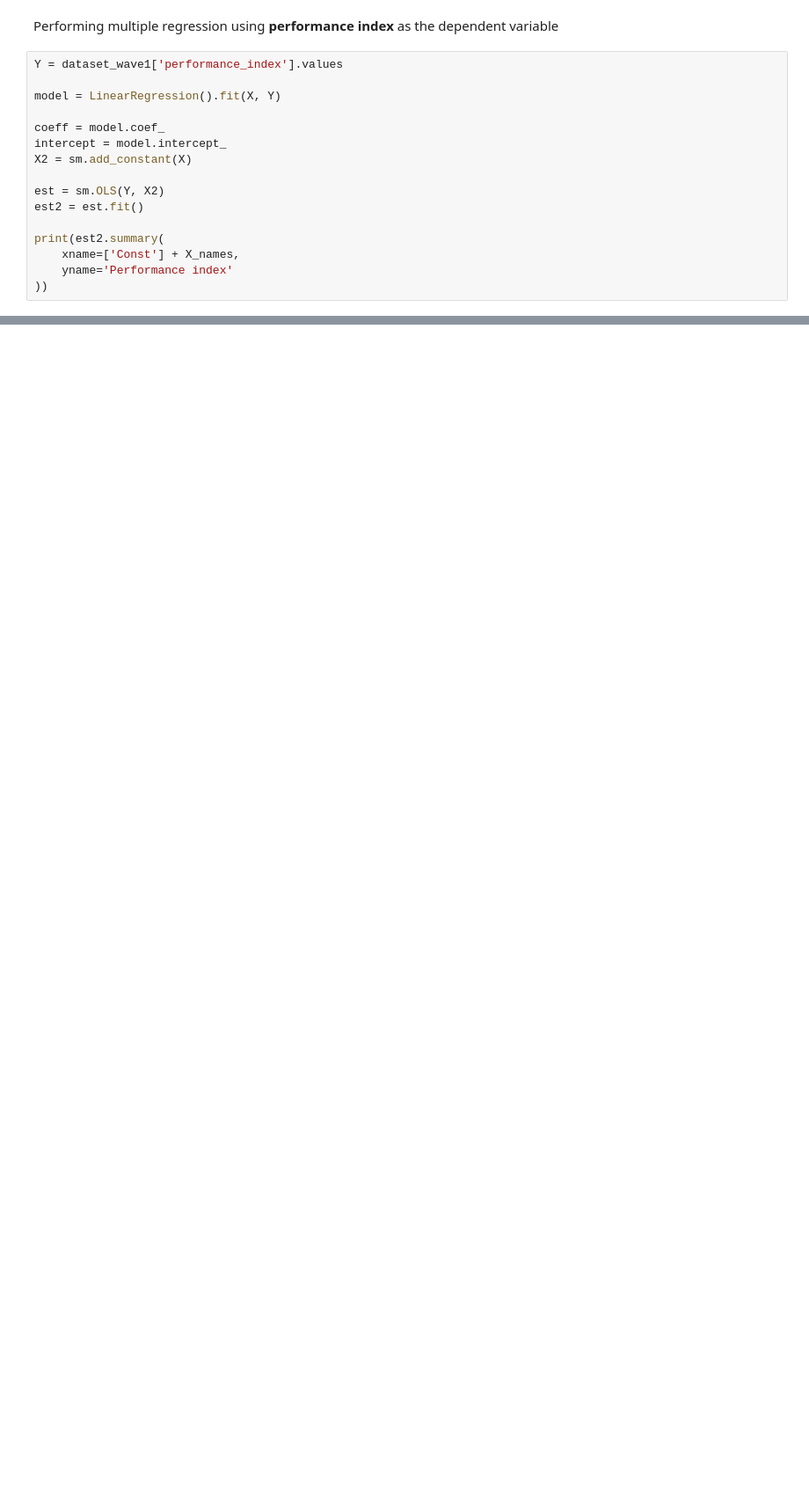
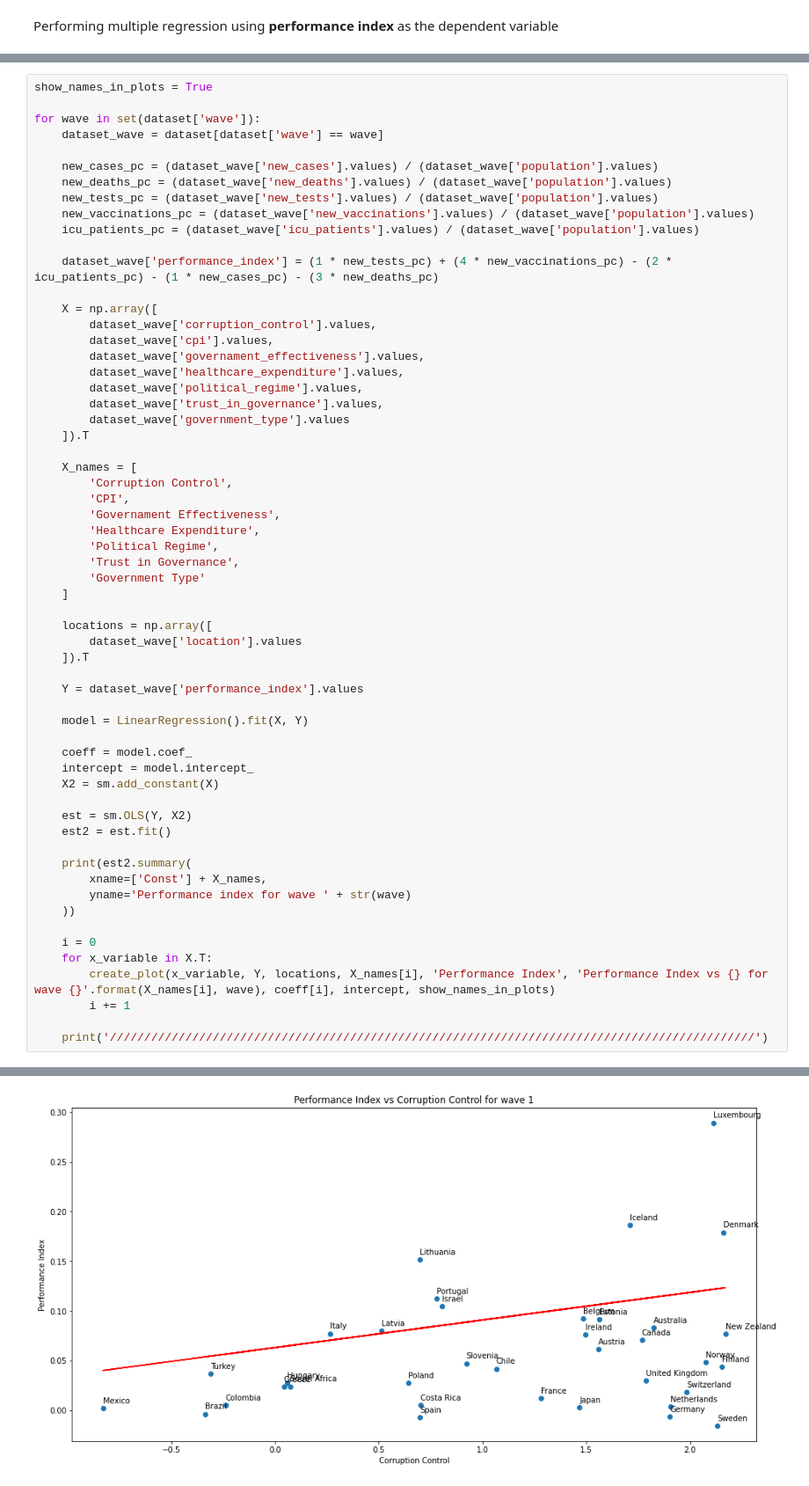
Before and after one commit to francmos/politics-in-covid, a Jupyter notebook: analysis.ipynb, the cells around one changed output, grey strips where cells are left out. Shown at 88% size. Saved outputs shown, nothing was run; the diff lists cells and outputs as text; blank space fills up the shorter version.

Commit message:
perform regressions for multiple waves

```diff
--- a/analysis.ipynb
+++ b/analysis.ipynb
@@ -59,18 +35,2 @@ locations = np.array([
 # %% [markdown]
 Performing multiple regression using **performance index** as the dependent variable
-# %%
-Y = dataset_wave1['performance_index'].values
-
-model = LinearRegression().fit(X, Y)
-
-coeff = model.coef_
-intercept = model.intercept_
-X2 = sm.add_constant(X)
-
-est = sm.OLS(Y, X2)
-est2 = est.fit()
-
-print(est2.summary(
-    xname=['Const'] + X_names,
-    yname='Performance index'
-))
@@ -125,0 +37,61 @@ for x_variable in X.T:
+# %%
+show_names_in_plots = True
+
+for wave in set(dataset['wave']):
+    dataset_wave = dataset[dataset['wave'] == wave]
+
+    new_cases_pc = (dataset_wave['new_cases'].values) / (dataset_wave['population'].values)
+    new_deaths_pc = (dataset_wave['new_deaths'].values) / (dataset_wave['population'].values)
+    new_tests_pc = (dataset_wave['new_tests'].values) / (dataset_wave['population'].values)
+    new_vaccinations_pc = (dataset_wave['new_vaccinations'].values) / (dataset_wave['population'].values)
+    icu_patients_pc = (dataset_wave['icu_patients'].values) / (dataset_wave['population'].values)
+
+    dataset_wave['performance_index'] = (1 * new_tests_pc) + (4 * new_vaccinations_pc) - (2 * icu_patients_pc) - (1 * new_cases_pc) - (3 * new_deaths_pc)
+
+    X = np.array([
+        dataset_wave['corruption_control'].values,
+        dataset_wave['cpi'].values,
+        dataset_wave['governament_effectiveness'].values,
+        dataset_wave['healthcare_expenditure'].values,
+        dataset_wave['political_regime'].values,
+        dataset_wave['trust_in_governance'].values,
+        dataset_wave['government_type'].values
+    ]).T
+
+    X_names = [
+        'Corruption Control',
+        'CPI',
+        'Governament Effectiveness',
+        'Healthcare Expenditure',
+        'Political Regime',
+        'Trust in Governance',
+        'Government Type'
+    ]
+
+    locations = np.array([
+        dataset_wave['location'].values
+    ]).T
+
+    Y = dataset_wave['performance_index'].values
+
+    model = LinearRegression().fit(X, Y)
+
+    coeff = model.coef_
+    intercept = model.intercept_
+    X2 = sm.add_constant(X)
+
+    est = sm.OLS(Y, X2)
+    est2 = est.fit()
+
+    print(est2.summary(
+        xname=['Const'] + X_names,
+        yname='Performance index for wave ' + str(wave)
+    ))
+
+    i = 0
+    for x_variable in X.T:
+        create_plot(x_variable, Y, locations, X_names[i], 'Performance Index', 'Performance Index vs {} for wave {}'.format(X_names[i], wave), coeff[i], intercept, show_names_in_plots)
+        i += 1
+
+    print('//////////////////////////////////////////////////////////////////////////////////////////////')
+# %% [output]
@@ -125,0 +120 @@ for x_variable in X.T:
+[figure, added]
```
Also changed, not shown: parts of 11 cells of this notebook.
